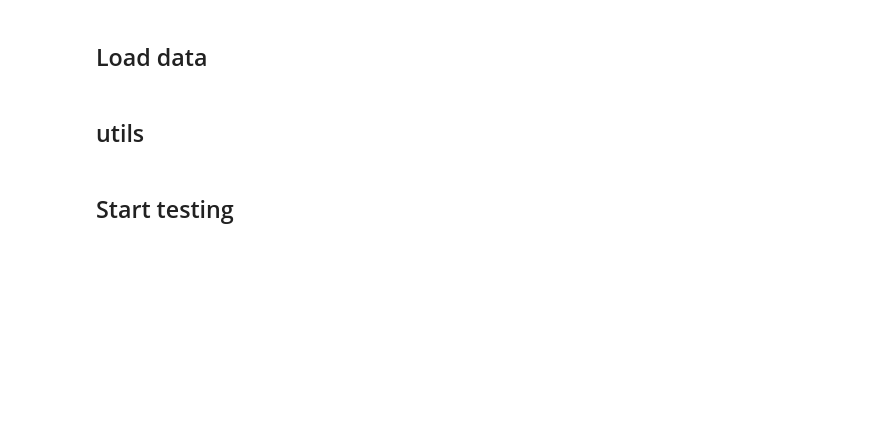
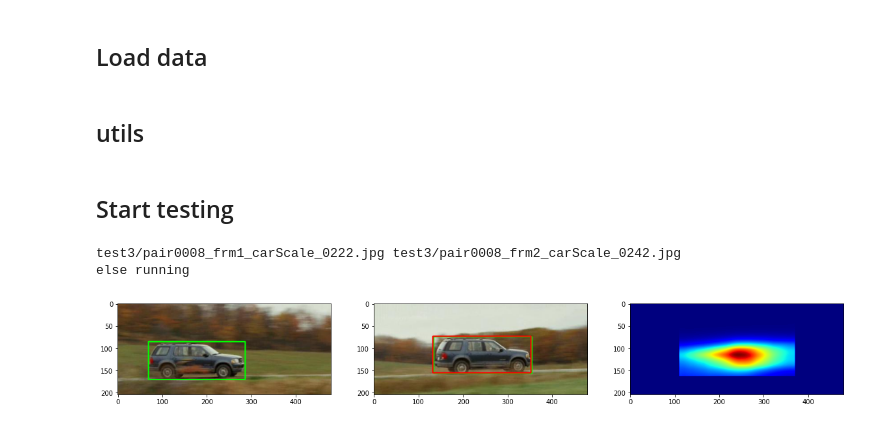
Before and after one commit to alankar66/QATM, a Jupyter notebook: run_single_sample.ipynb, the cells around one changed output. Cells and saved outputs as stored; diff of their text form; code cells hidden in the pictures; blank space fills up the shorter version.

```diff
--- a/run_single_sample.ipynb
+++ b/run_single_sample.ipynb
@@ -162,4 +163,8 @@ def run_one_sample( idx=0 ):
     ax[2].imshow(score, 'jet')
     plt.show()
 # %%
-run_one_sample(idx=5) # green: ground truth, red: prediction
+run_one_sample(idx=2) # green: ground truth, red: prediction
+# %% [output]
+test3/pair0008_frm1_carScale_0222.jpg test3/pair0008_frm2_carScale_0242.jpg
+else running
+[figure, added]
```
Also changed, not shown: parts of 3 cells of this notebook, 16 other files.
